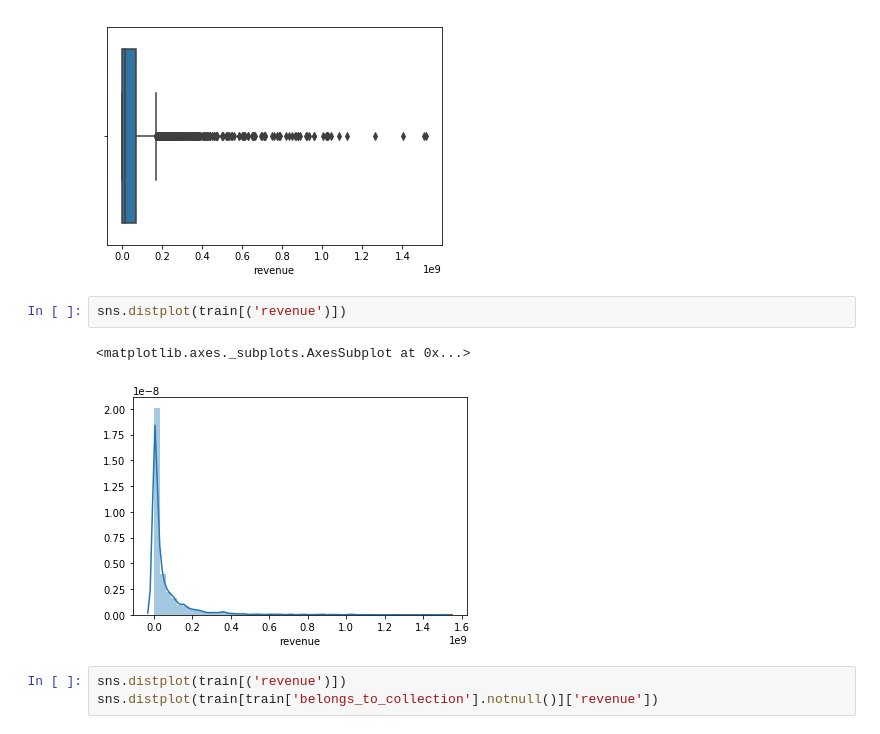
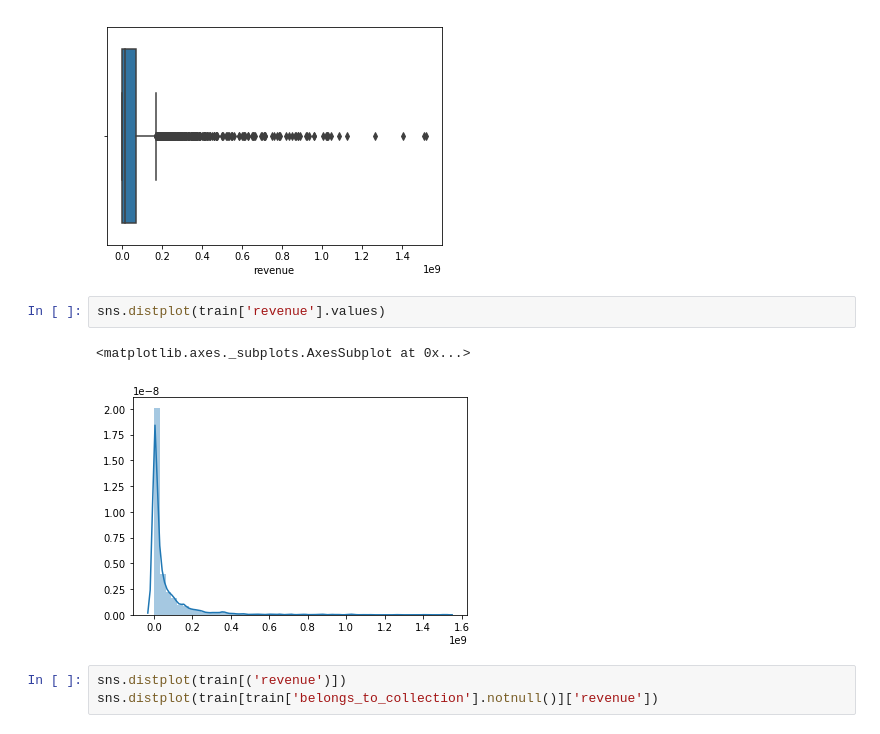
Before and after one commit to ralhadeff/kaggle-competitions, a Jupyter notebook: TMDB/tmdb-EDA.ipynb, the cells around one changed output. Saved outputs shown, nothing was run; the diff lists cells and outputs as text.

```diff
--- a/TMDB/tmdb-EDA.ipynb
+++ b/TMDB/tmdb-EDA.ipynb
@@ -49,10 +49,10 @@ sns.boxplot(train['revenue'])
 <matplotlib.axes._subplots.AxesSubplot at 0x...>
 [figure]
 # %%
-sns.distplot(train[('revenue')])
+sns.distplot(train['revenue'].values)
 # %% [output]
 <matplotlib.axes._subplots.AxesSubplot at 0x...>
-[figure, old version]
+[figure, new version]
 # %%
 sns.distplot(train[('revenue')])
 sns.distplot(train[train['belongs_to_collection'].notnull()]['revenue'])
```
Also changed, not shown: parts of 51 cells of this notebook.
